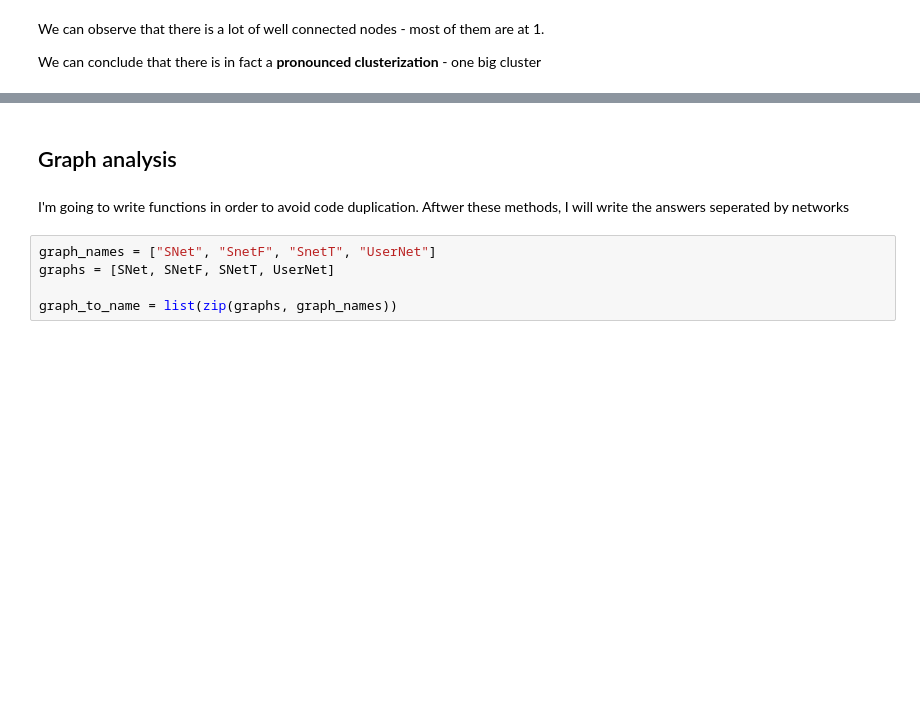
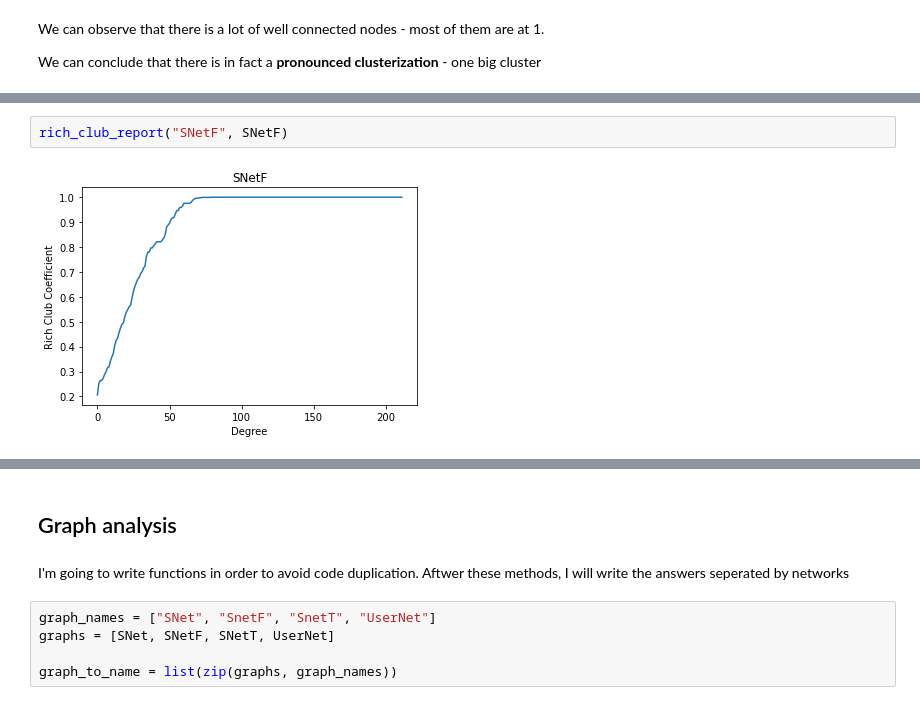
Before and after one commit to milicevicMarko/Reddit2008-Analysis, a Jupyter notebook: Basic characteristics.ipynb, the cells around one changed output, grey strips where cells are left out. Cells and saved outputs as stored; diff of their text form; blank space fills up the shorter version.

```diff
--- a/Basic characteristics.ipynb
+++ b/Basic characteristics.ipynb
@@ -171,0 +283,4 @@ We can conclude that there is in fact a **pronounced clusterization** - one big
+# %%
+rich_club_report("SNetF", SNetF)
+# %% [output]
+[figure, added]
```
Also changed, not shown: parts of 38 cells of this notebook.
